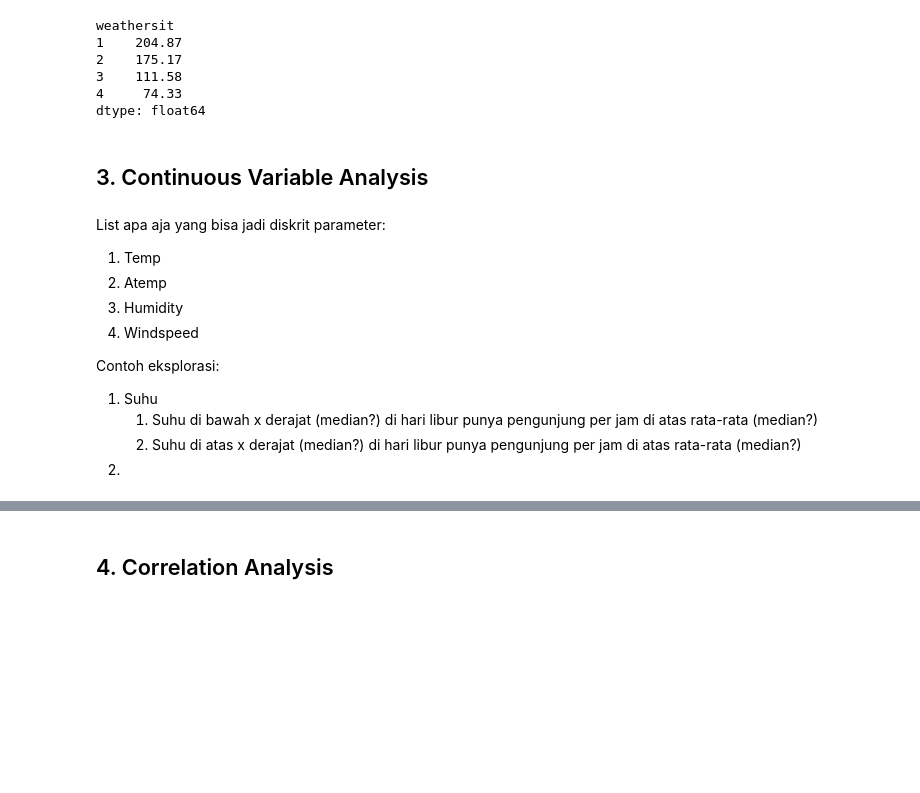
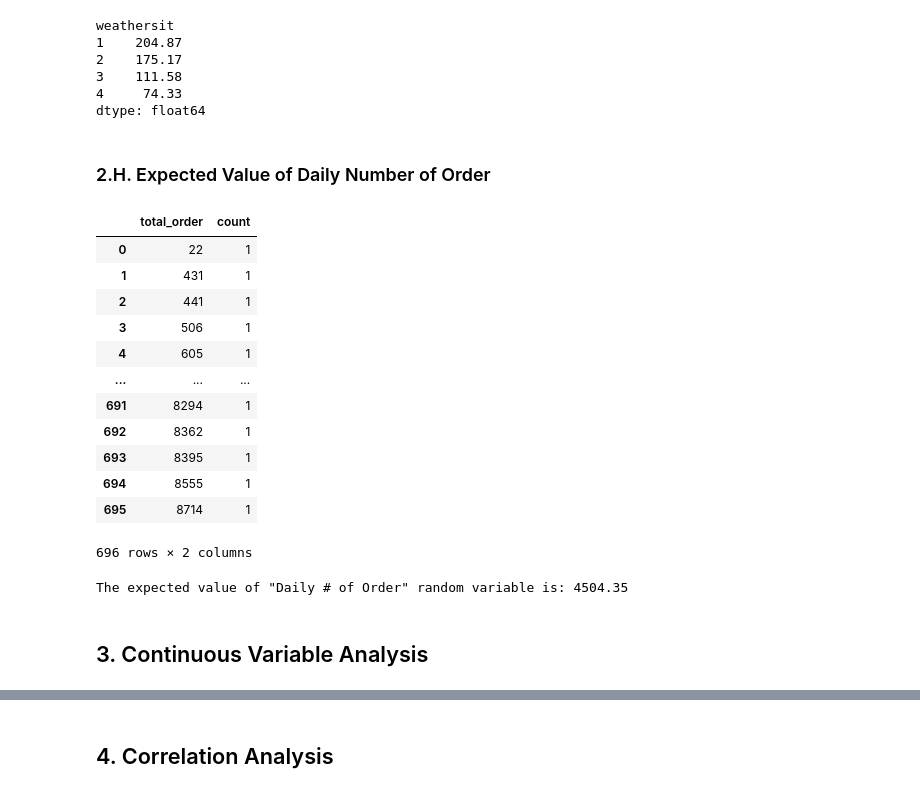
Before and after one commit to bagusfarisa/bike-sharing-demand-probability-analysis, a Jupyter notebook: bikesharing.ipynb, the cells around one changed output, grey strips where cells are left out. Drawn from its saved outputs; the diff is of its cells as text; code cells hidden in the pictures; blank space fills up the shorter version.

```diff
--- a/bikesharing.ipynb
+++ b/bikesharing.ipynb
@@ -637,17 +639,36 @@ weathersit
 3    111.58
 4     74.33
 dtype: float64
+# %% [markdown]
+### 2.H. Expected Value of Daily Number of Order
+# %%
+# Group the data by hourly # of order and find the count as the probability weight
+df_daily
+
+grouped_ser = df_daily.groupby('total_order')['total_order'].count()
+df_total_order_daily = grouped_ser.reset_index(name='count')
+
+df_total_order_daily
+# %% [output]
+|  | total_order | count |
+| 0 | 22 | 1 |
+| 1 | 431 | 1 |
+| 2 | 441 | 1 |
+| 3 | 506 | 1 |
+| 4 | 605 | 1 |
+| ... | ... | ... |
+| 691 | 8294 | 1 |
+| 692 | 8362 | 1 |
+| 693 | 8395 | 1 |
+| 694 | 8555 | 1 |
+| 695 | 8714 | 1 |
+696 rows × 2 columns
+# %%
+# Calculate the expected value of hourly # of order random variable
+exp_val_daily_n_order = calc_exp_val_disc_var(df_total_order_daily, 'total_order', 'count')
+
+print('The expected value of "Daily # of Order" random variable is:', exp_val_daily_n_order)
+# %% [output]
+The expected value of "Daily # of Order" random variable is: 4504.35
 # %% [markdown]
 ## 3. Continuous Variable Analysis
-# %% [markdown]
-List apa aja yang bisa jadi diskrit parameter:
-1. Temp
-2. Atemp
-3. Humidity
-4. Windspeed
-
-Contoh eksplorasi:
-1. Suhu
-   1. Suhu di bawah x derajat (median?) di hari libur punya pengunjung per jam di atas rata-rata (median?)
-   2. Suhu di atas x derajat (median?) di hari libur punya pengunjung per jam di atas rata-rata (median?)
-2.
```
Also changed, not shown: parts of 26 cells of this notebook.
